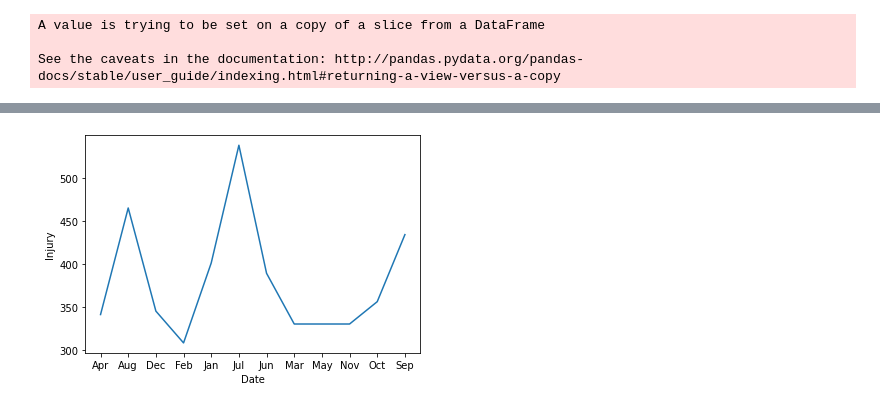
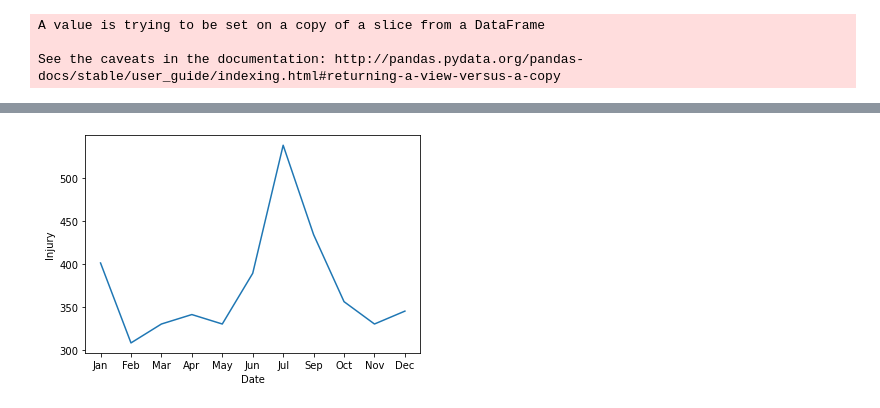
Before and after one commit to bt02/Shark-Attack-Data, a Jupyter notebook: eda.ipynb, the cells around one changed output, grey strips where cells are left out. Cells and saved outputs as stored; diff of their text form; code cells hidden in the pictures.

Commit message:
reorder graph

```diff
--- a/eda.ipynb
+++ b/eda.ipynb
@@ -49,4 +65,6 @@ month_total = month_total[83:95]
+# %%
+month_total = month_total.reindex([87,86,90,83,91,89,88,94,93,92,85])
 # %%
-sns.lineplot(x='Date', y='Injury', data=month_total);
+sns.lineplot(x='Date', y='Injury', data=month_total, sort=False);
 # %% [output]
-[figure, old version]
+[figure, new version]
```
Also changed, not shown: parts of 1 cell of this notebook.
